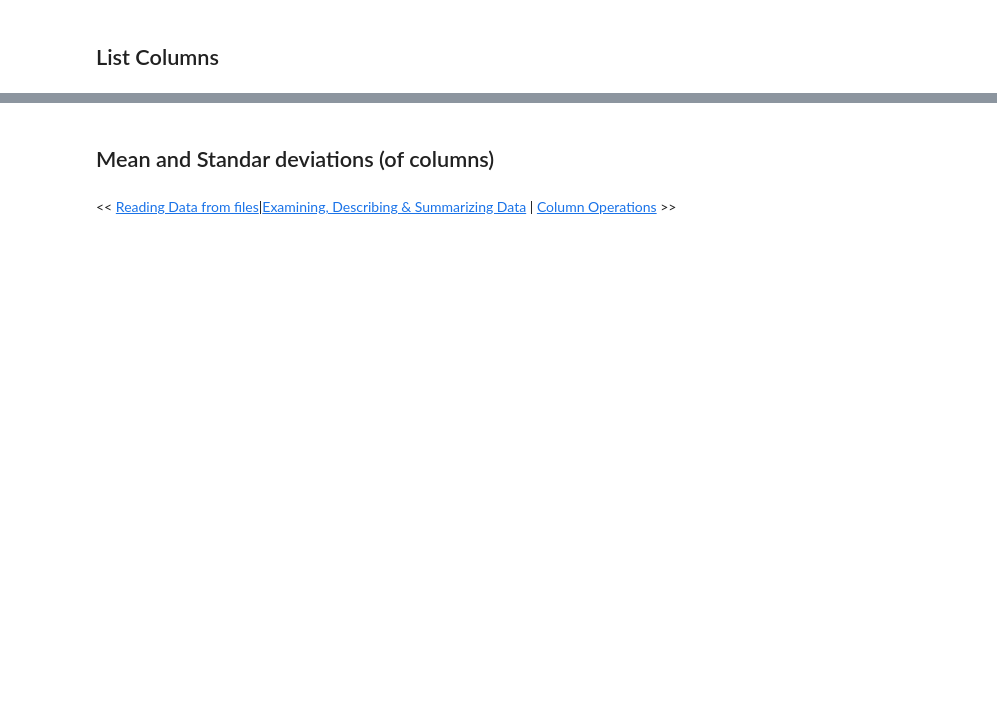
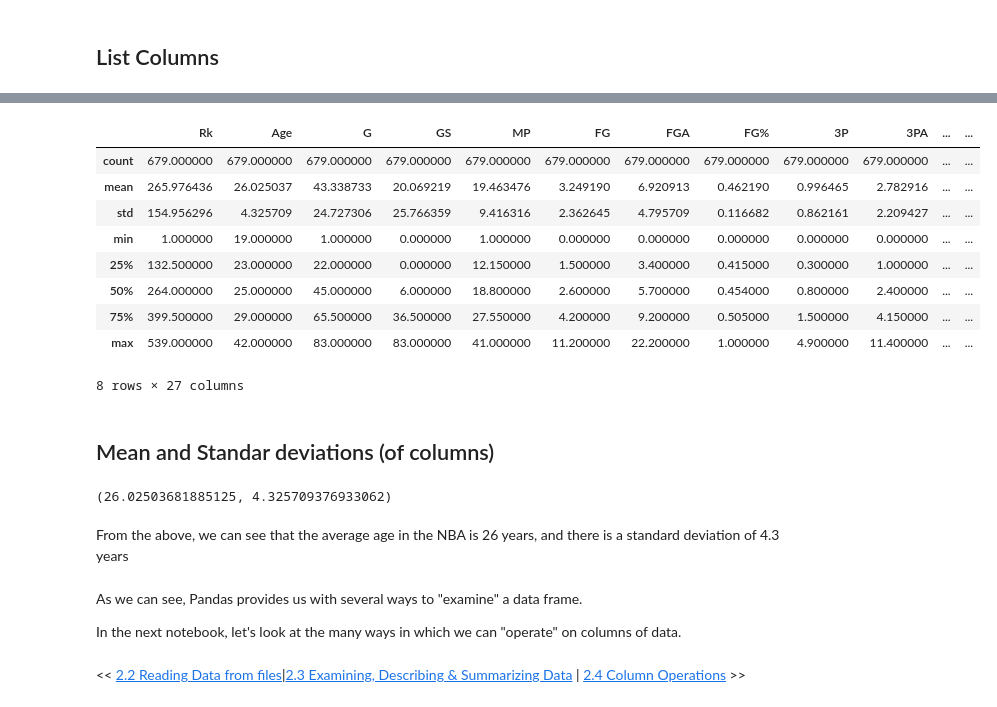
Before and after one commit to OptimalDecisions/sports-analytics-foundations, a Jupyter notebook: pandas-basics/Pandas_Basics_2_3_Exploring_Data.ipynb, the cells around one changed output, grey strips where cells are left out. Saved outputs shown, nothing was run; the diff lists cells and outputs as text; code cells hidden in the pictures; blank space fills up the shorter version.

```diff
--- a/pandas-basics/Pandas_Basics_2_3_Exploring_Data.ipynb
+++ b/pandas-basics/Pandas_Basics_2_3_Exploring_Data.ipynb
@@ -28,5 +134,28 @@
+# %%
+df.describe()
+# %% [output]
+|  | Rk | Age | G | GS | MP | FG | FGA | FG% | 3P | 3PA | ... | ... |
+| count | 679.000000 | 679.000000 | 679.000000 | 679.000000 | 679.000000 | 679.000000 | 679.000000 | 679.000000 | 679.000000 | 679.000000 | ... | ... |
+| mean | 265.976436 | 26.025037 | 43.338733 | 20.069219 | 19.463476 | 3.249190 | 6.920913 | 0.462190 | 0.996465 | 2.782916 | ... | ... |
+| std | 154.956296 | 4.325709 | 24.727306 | 25.766359 | 9.416316 | 2.362645 | 4.795709 | 0.116682 | 0.862161 | 2.209427 | ... | ... |
+| min | 1.000000 | 19.000000 | 1.000000 | 0.000000 | 1.000000 | 0.000000 | 0.000000 | 0.000000 | 0.000000 | 0.000000 | ... | ... |
+| 25% | 132.500000 | 23.000000 | 22.000000 | 0.000000 | 12.150000 | 1.500000 | 3.400000 | 0.415000 | 0.300000 | 1.000000 | ... | ... |
+| 50% | 264.000000 | 25.000000 | 45.000000 | 6.000000 | 18.800000 | 2.600000 | 5.700000 | 0.454000 | 0.800000 | 2.400000 | ... | ... |
+| 75% | 399.500000 | 29.000000 | 65.500000 | 36.500000 | 27.550000 | 4.200000 | 9.200000 | 0.505000 | 1.500000 | 4.150000 | ... | ... |
+| max | 539.000000 | 42.000000 | 83.000000 | 83.000000 | 41.000000 | 11.200000 | 22.200000 | 1.000000 | 4.900000 | 11.400000 | ... | ... |
+8 rows × 27 columns
 # %% [markdown]
 ## Mean and Standar deviations (of columns)
+# %%
+df['Age'].mean(), df['Age'].std()
+# %% [output]
+(26.02503681885125, 4.325709376933062)
+# %% [markdown]
+From the above, we can see that the average age in the NBA is 26 years, and there is a standard deviation of 4.3 years
+# %% [markdown]
+As we can see, Pandas provides us with several ways to "examine" a data frame.
+
+In the next notebook, let's look at the many ways in which we can "operate" on columns of data.
 # %% [markdown]
 
-<< [Reading Data from files](Pandas_Basics_2_2_Reading_Files.ipynb)|[Examining, Describing & Summarizing Data](Pandas_Basics_2_3_Exploring_Data.ipynb) | [Column Operations](Pandas_Basics_2_4_Column_Operations.ipynb) >>
+<< [2.2 Reading Data from files](Pandas_Basics_2_2_Reading_Files.ipynb)|[2.3 Examining, Describing & Summarizing Data](Pandas_Basics_2_3_Exploring_Data.ipynb) | [2.4 Column Operations](Pandas_Basics_2_4_Column_Operations.ipynb) >>
```
Also changed, not shown: parts of 18 cells of this notebook.
